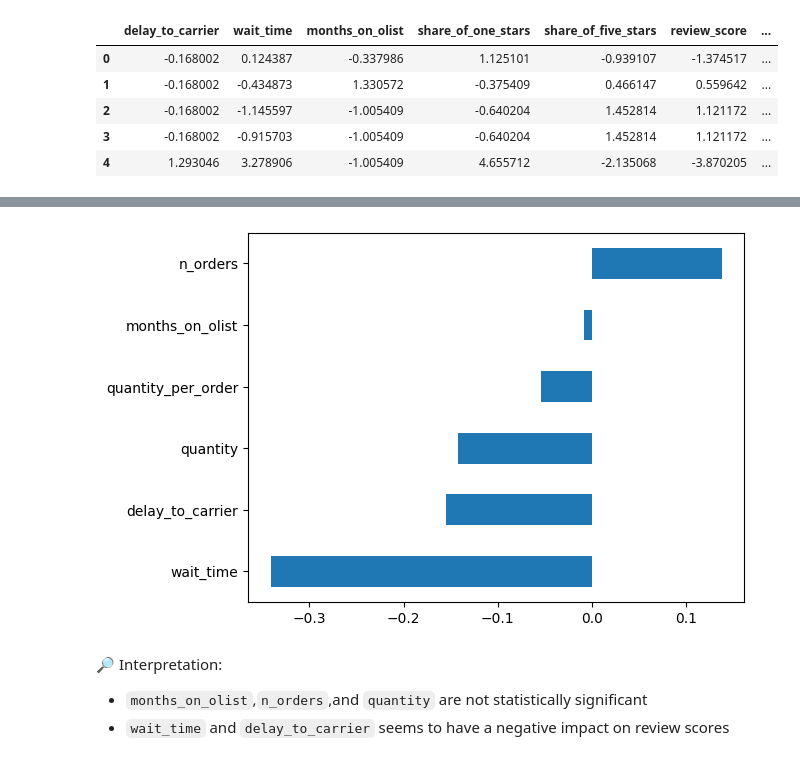
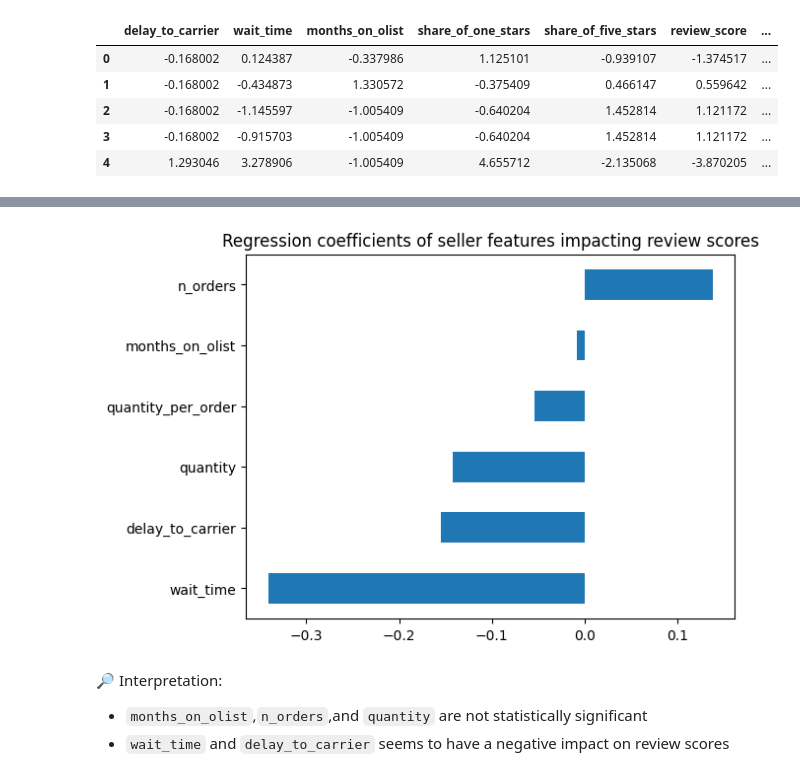
Before and after one commit to emiliasato/ecommerce-analysis, a Jupyter notebook: notebooks/EDA-sellers.ipynb, the cells around one changed output, grey strips where cells are left out. Drawn from its saved outputs; the diff is of its cells as text; code cells hidden in the pictures.

```diff
--- a/notebooks/EDA-sellers.ipynb
+++ b/notebooks/EDA-sellers.ipynb
@@ -146,9 +151,11 @@ OLS Regression Results
 Notes:
 [1] Standard Errors assume that the covariance matrix of the errors is correctly specified.
 # %%
-model.params[1:].sort_values().plot(kind='barh');
+model.params[1:].sort_values().plot(kind='barh')
+plt.title('Regression coefficients of seller features impacting review scores')
+plt.show()
 # %% [output]
-[figure, old version]
+[figure, new version]
 # %% [markdown]
 🔎 Interpretation:
 - `months_on_olist`,`n_orders`,and `quantity` are not statistically significant
```
Also changed, not shown: parts of 3 cells of this notebook, 3 other files.
